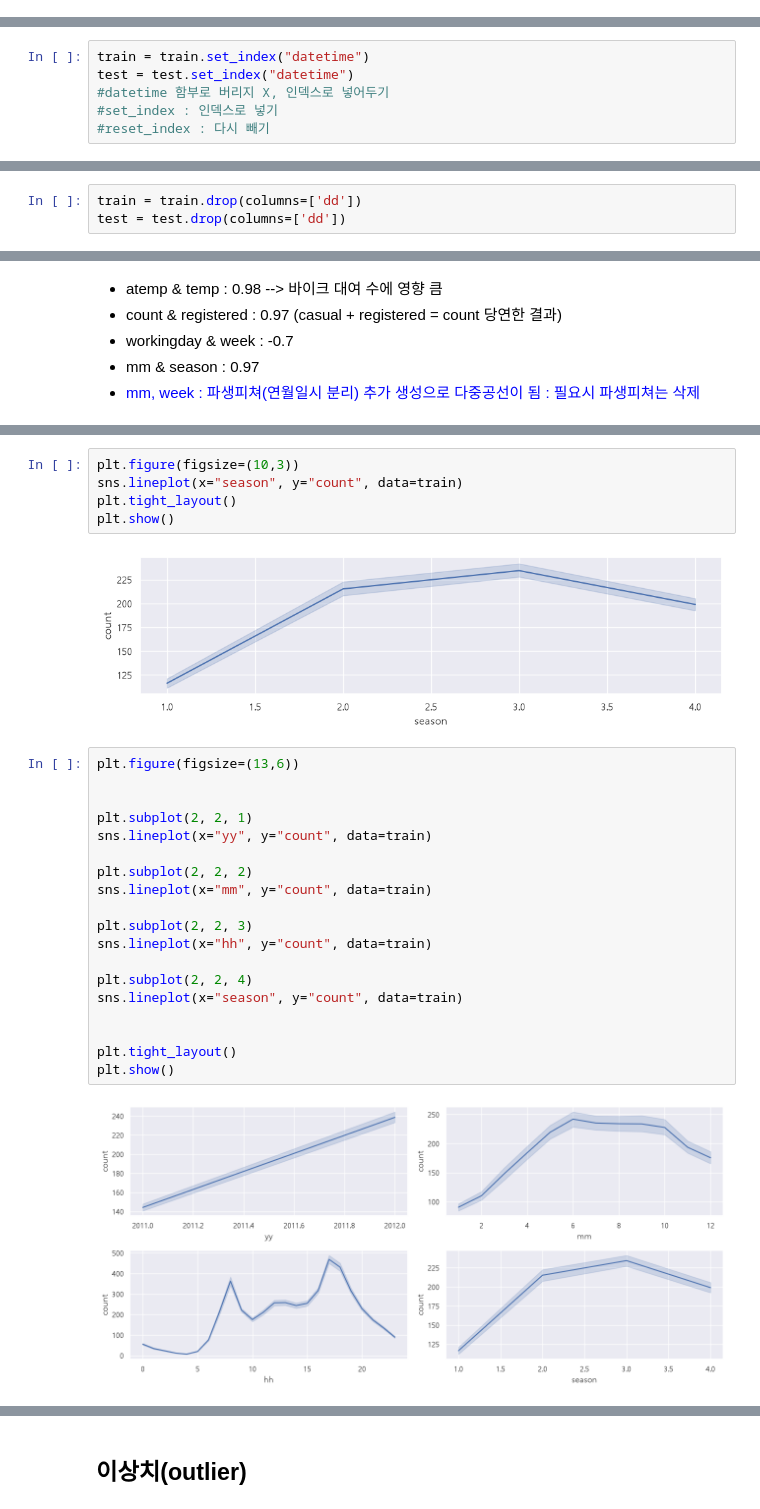
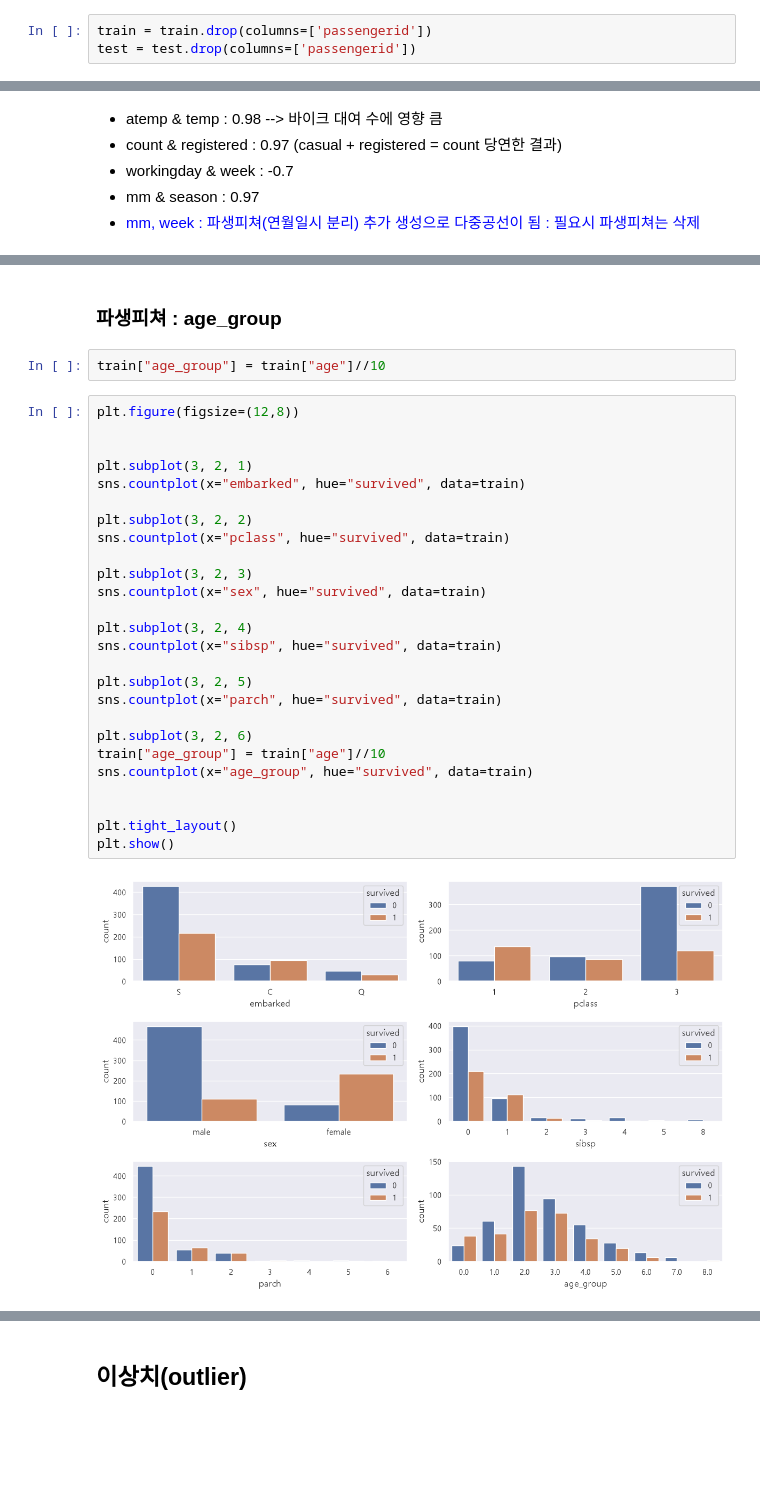
Before and after one commit to jmin0727/My_Workspace, a Jupyter notebook: 03_lec_ml/lec12_분류실습_Titanic.ipynb, the cells around one changed output, grey strips where cells are left out. Saved outputs shown, nothing was run; the diff lists cells and outputs as text; blank space fills up the shorter version.

```diff
--- a/03_lec_ml/lec12_분류실습_Titanic.ipynb
+++ b/03_lec_ml/lec12_분류실습_Titanic.ipynb
@@ -56,3 +65,6 @@ train.shape, test.shape, sub.shape
+# %%
+train = train.drop(columns=['passengerid'])
+test = test.drop(columns=['passengerid'])
 # %%
 train.head(2)
 # %% [output]
@@ -133,6 +129,0 @@ test['week'] = test['datetime'].dt.weekday
-# %%
-train = train.set_index("datetime")
-test = test.set_index("datetime")
-#datetime 함부로 버리지 X, 인덱스로 넣어두기
-#set_index : 인덱스로 넣기
-#reset_index : 다시 빼기
@@ -184,3 +153,0 @@ plt.show()
-# %%
-train = train.drop(columns=['dd'])
-test = test.drop(columns=['dd'])
@@ -248,28 +173,32 @@ plt.show()
-# %%
-plt.figure(figsize=(10,3))
-sns.lineplot(x="season", y="count", data=train)
-plt.tight_layout()
-plt.show()
-# %% [output]
-[figure, removed]
+# %% [markdown]
+### 파생피쳐 : age_group
+# %%
+train["age_group"] = train["age"]//10
 # %%
-plt.figure(figsize=(13,6))
+plt.figure(figsize=(12,8))
 
 
-plt.subplot(2, 2, 1)
-sns.lineplot(x="yy", y="count", data=train)
+plt.subplot(3, 2, 1)
+sns.countplot(x="embarked", hue="survived", data=train)
 
-plt.subplot(2, 2, 2)
-sns.lineplot(x="mm", y="count", data=train)
+plt.subplot(3, 2, 2)
+sns.countplot(x="pclass", hue="survived", data=train)
 
-plt.subplot(2, 2, 3)
-sns.lineplot(x="hh", y="count", data=train)
+plt.subplot(3, 2, 3)
+sns.countplot(x="sex", hue="survived", data=train)
 
-plt.subplot(2, 2, 4)
-sns.lineplot(x="season", y="count", data=train)
+plt.subplot(3, 2, 4)
+sns.countplot(x="sibsp", hue="survived", data=train)
+
+plt.subplot(3, 2, 5)
+sns.countplot(x="parch", hue="survived", data=train)
+
+plt.subplot(3, 2, 6)
+train["age_group"] = train["age"]//10
+sns.countplot(x="age_group", hue="survived", data=train)
 
 
 plt.tight_layout()
 plt.show()
 # %% [output]
-[figure, old version]
+[figure, new version]
```
Also changed, not shown: parts of 119 cells of this notebook.
